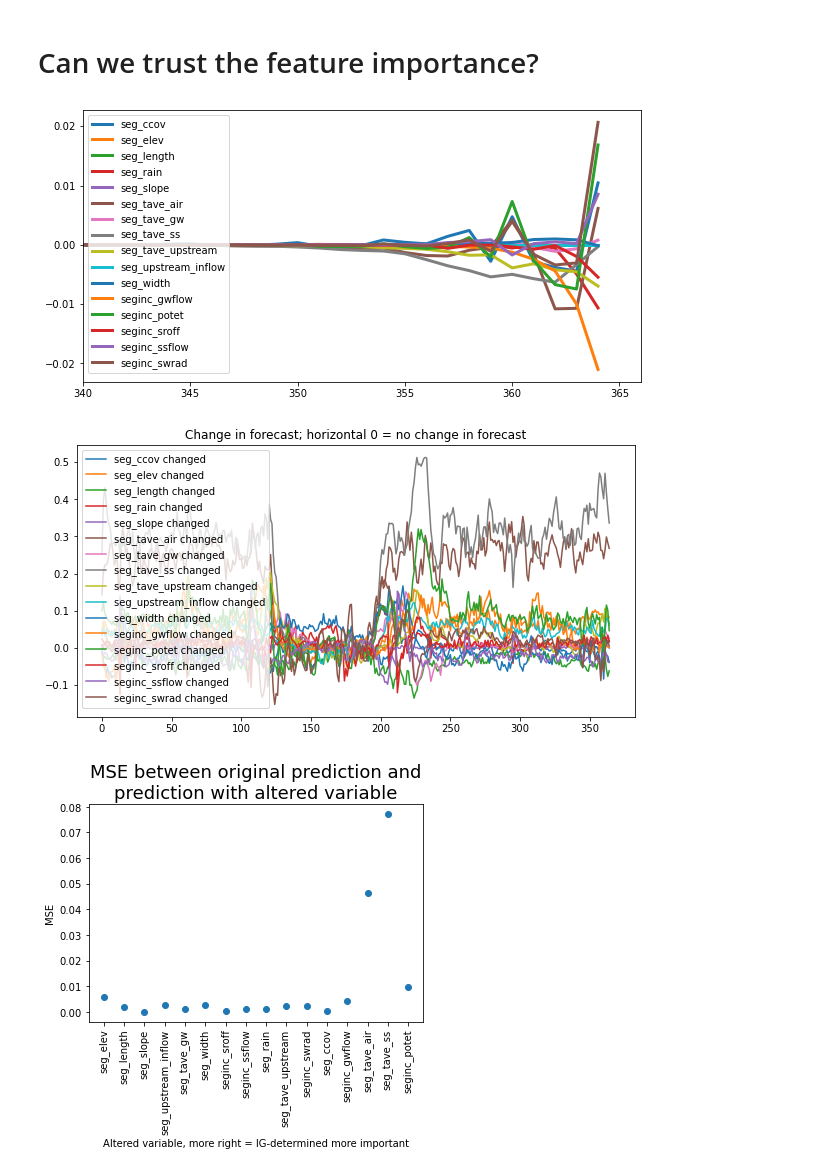
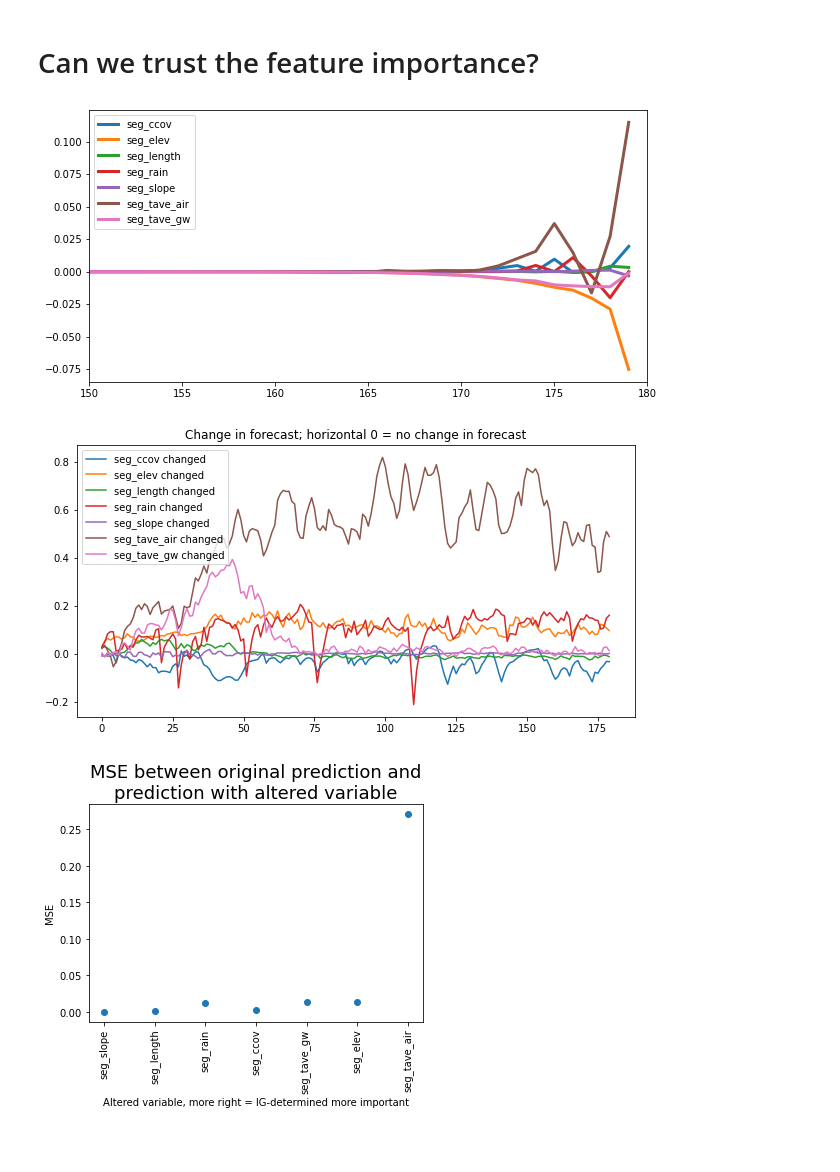
Before and after one commit to DOI-USGS/xai-workflows, a Jupyter notebook: prototyping_notebooks/03_04_RGCN_CustomExpGrad_RiverDl.ipynb, the cells around one changed output. Drawn from its saved outputs; the diff is of its cells as text; code cells hidden in the pictures; blank space fills up the shorter version.

```diff
--- a/prototyping_notebooks/03_04_RGCN_CustomExpGrad_RiverDl.ipynb
+++ b/prototyping_notebooks/03_04_RGCN_CustomExpGrad_RiverDl.ipynb
@@ -343,9 +344,9 @@ plt.title('Expected gradient values at one segment\nw.r.t. outputs at all space
 # %%
-EG_vals = expected_gradients(x[-455:], y[-455:], x, adj_matrix, model,
+EG_vals = expected_gradients(x[-455:, -180:, :7], y[-455:, -180:], x[:, -180:, :7], adj_matrix, model,
                              200, temporal_focus=-1, spatial_focus=None)
 
 plt.figure(figsize = (10, 5))
-for i in range(16):
+for i in range(7):
     plt.plot(EG_vals[0, :, i])
 plt.title('Expected gradient values at one segment\n w.r.t. outputs at all segments but the last time step',
           fontsize = 18);
@@ -354,9 +355,9 @@ plt.title('Expected gradient values at one segment\n w.r.t. outputs at all segme
 # %%
-EG_vals = expected_gradients(x[-455:], y[-455:], x, adj_matrix, model,
+EG_vals = expected_gradients(x[-455:, -180:, :7], y[-455:, -180:], x[:, -180:, :7], adj_matrix, model,
                              200, temporal_focus=-1, spatial_focus=-1)
 
 plt.figure(figsize = (10, 5))
-for i in range(16):
+for i in range(7):
     plt.plot(EG_vals[0, :, i])
 plt.title("Expected gradient values at one segment\n w.r.t. outputs at a different segment's last time step",
           fontsize = 18);
@@ -498,26 +499,28 @@ The evidence appears to suggest that we can trust how IG explains importance spa
 # %% [markdown]
 # Can we trust the feature importance?
 # %%
+#this cell block is out of order because I forgot to change indexing of xlim from 365-day sequence
+
 spatial_focus = 1 # has lots of observations
 
-EG_vals = expected_gradients(x[-455:], y[-455:], x, adj_matrix, model,
+EG_vals = expected_gradients(x[-455:, -180:, :7], y[-455:, -180:], x[:, -180:, :7], adj_matrix, model,
                              200, temporal_focus=-1, spatial_focus=spatial_focus)
 
 plt.figure(figsize = (10, 5))
-for i in range(len(river_dl['x_vars'])):
+for i in range(7):
     plt.plot(EG_vals.detach().numpy()[spatial_focus, :, i], label = river_dl['x_vars'][i], linewidth = 3)
-plt.xlim(340, 366)
+plt.xlim(150, 180)
 plt.legend(loc = 'upper left');
 # %% [output]
-[figure, old version]
+[figure, new version]
 # %%
-original_y_hat = model(x[-455:])
+original_y_hat = model(x[-455:, -180:, :7])
 
 rmse_ls = []
 plt.figure(figsize = (10, 5))
 
-for i in range(len(river_dl['x_vars'])):
-    x_hypothesis = x[-455:].detach().clone()
+for i in range(7):
+    x_hypothesis = x[-455:, -180:, :7].detach().clone()
     x_hypothesis[1, :, i] = torch.rand_like(x_hypothesis[1, :, i]) # change the variables
 
     y_hypothesis = model(x_hypothesis)
@@ -528,22 +531,22 @@ for i in range(len(river_dl['x_vars'])):
 
 plt.legend(loc = 'upper left');
 # %% [output]
-[figure, old version]
+[figure, new version]
 # %%
 ordered_importance_of_vars = np.argsort(np.sum(np.abs(EG_vals[1].detach().numpy()), axis = 0))
 
 mse_ls = []
 for var in ordered_importance_of_vars:
-    x_hypothesis = x[-455:].detach().clone()
+    x_hypothesis = x[-455:, -180:, :7].detach().clone()
     x_hypothesis[1, :, var] = torch.rand_like(x_hypothesis[1, :, var])
     y_hypothesis = model(x_hypothesis)
     mse = torch.mean((y_hypothesis[1].detach() - original_y_hat[1].detach())**2).item()
     mse_ls.append(mse)
 
 plt.scatter(range(len(mse_ls)), mse_ls)
 plt.xticks(range(len(mse_ls)), labels = river_dl['x_vars'][ordered_importance_of_vars], rotation = 90)
 plt.title('MSE between original prediction and\nprediction with altered variable', fontsize = 18)
 plt.ylabel('MSE')
 plt.xlabel('Altered variable, more right = IG-determined more important');
 # %% [output]
-[figure, old version]
+[figure, new version]
```
Also changed, not shown: parts of 38 cells of this notebook, 1 other file.
